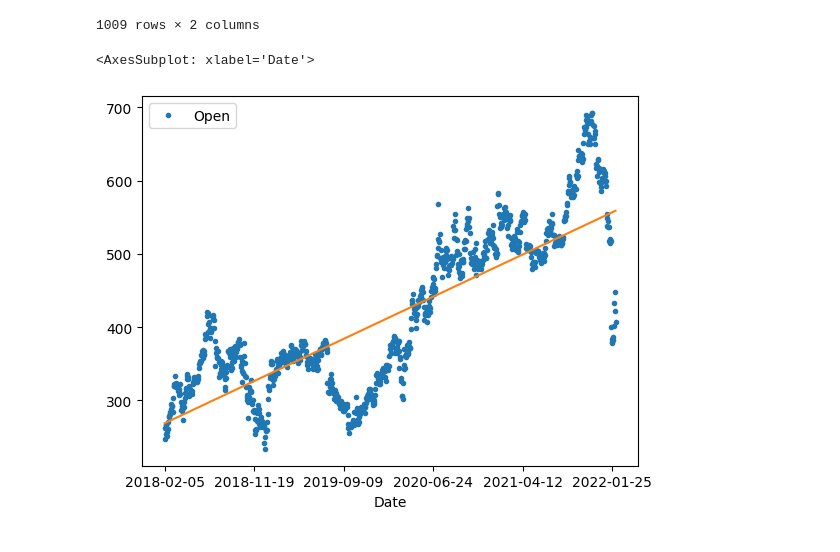
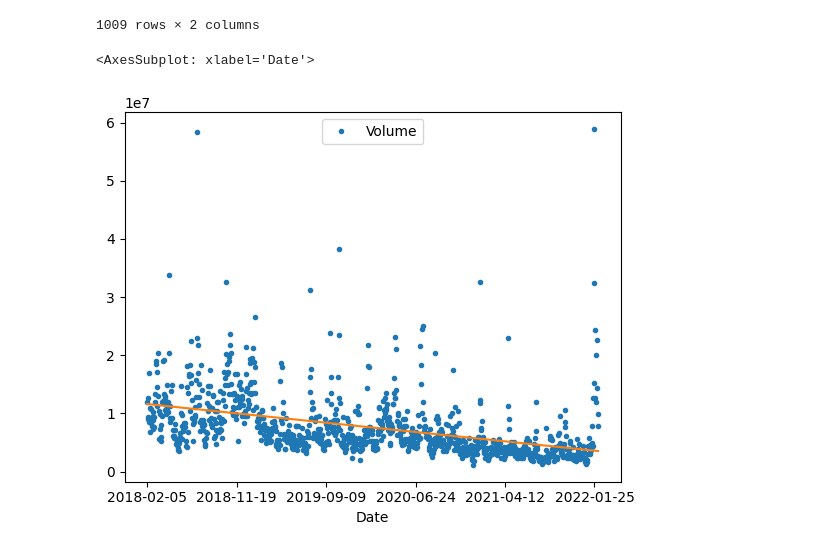
Before and after one commit to LuanB-compt/netflix-price-prediction, a Jupyter notebook: trends.ipynb, the cells around one changed output. Saved outputs shown, nothing was run; the diff lists cells and outputs as text; code cells hidden in the pictures.

Commit message:
Fixed the trend plot

```diff
--- a/trends.ipynb
+++ b/trends.ipynb
@@ -73,17 +75,15 @@ X
 | 2022-02-04 | 1.0 | 1009.0 |
 1009 rows × 2 columns
 # %%
-y = data['Open']
-
-X_train, X_test, y_train, y_test = train_test_split(X, y, test_size=0.1, random_state=5, shuffle=False)
+y = data['Volume']
 
 trend_model = LinearRegression(fit_intercept=False)
-trend_model.fit(X_train, y_train)
+trend_model.fit(X, y)
 y_pred = pd.Series(trend_model.predict(X), index=X.index)
 
-ax = data.loc[:, ['Open']].plot(style=".")
+ax = data.loc[:, ['Volume']].plot(style=".")
 y_pred.plot(ax=ax)
 # %% [output]
 <AxesSubplot: xlabel='Date'>
-[figure, old version]
+[figure, new version]
 # %%
```
Also changed, not shown: parts of 3 cells of this notebook.
